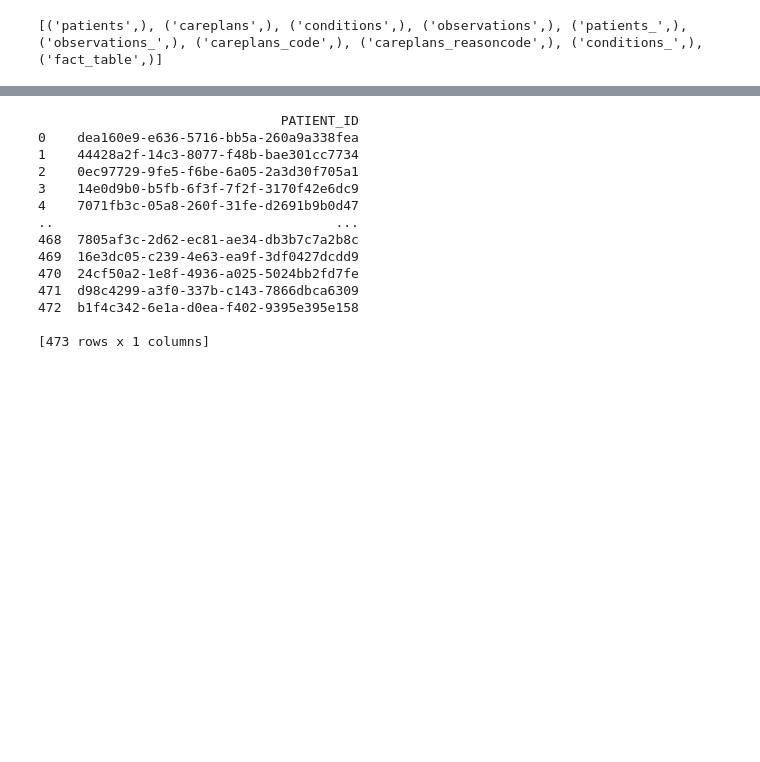
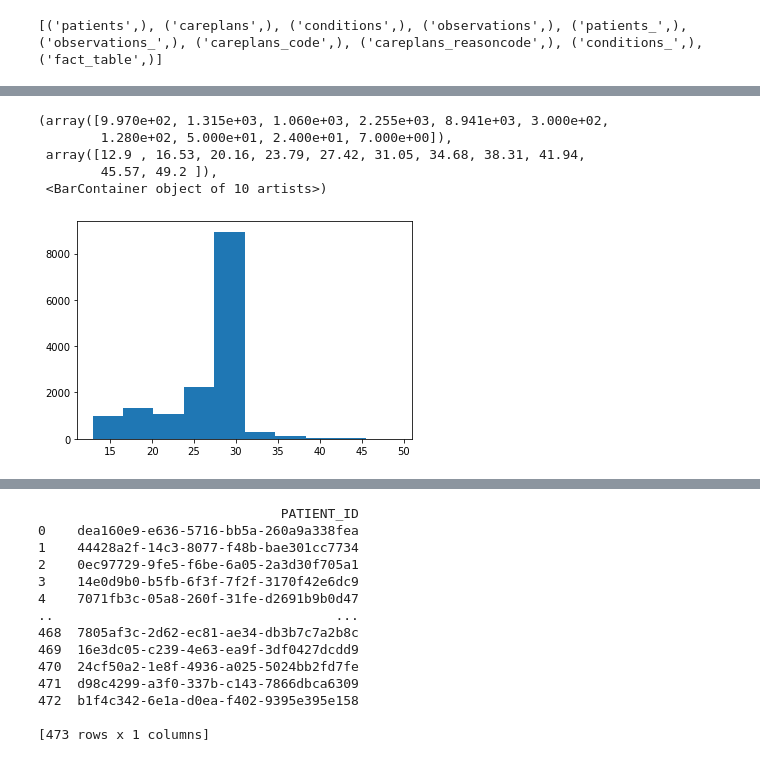
Before and after one commit to Fuenfgeld/DMA2022DataProjectC, a Jupyter notebook: src/analysis.ipynb, the cells around one changed output, grey strips where cells are left out. Drawn from its saved outputs; the diff is of its cells as text; code cells hidden in the pictures; blank space fills up the shorter version.

```diff
--- a/src/analysis.ipynb
+++ b/src/analysis.ipynb
@@ -392,0 +397,10 @@ print(pd.read_sql_query("SELECT reasoncode FROM careplans_reasoncode WHERE reaso
+# %%
+df_bmi = pd.read_sql("SELECT * FROM fact_table WHERE observation_code ='39156-5'",connection)
+plt.hist(df_bmi['VALUE'])
+# %% [output]
+(array([9.970e+02, 1.315e+03, 1.060e+03, 2.255e+03, 8.941e+03, 3.000e+02,
+        1.280e+02, 5.000e+01, 2.400e+01, 7.000e+00]),
+ array([12.9 , 16.53, 20.16, 23.79, 27.42, 31.05, 34.68, 38.31, 41.94,
+        45.57, 49.2 ]),
+ <BarContainer object of 10 artists>)
+[figure, added]
```
Also changed, not shown: parts of 15 cells of this notebook.
